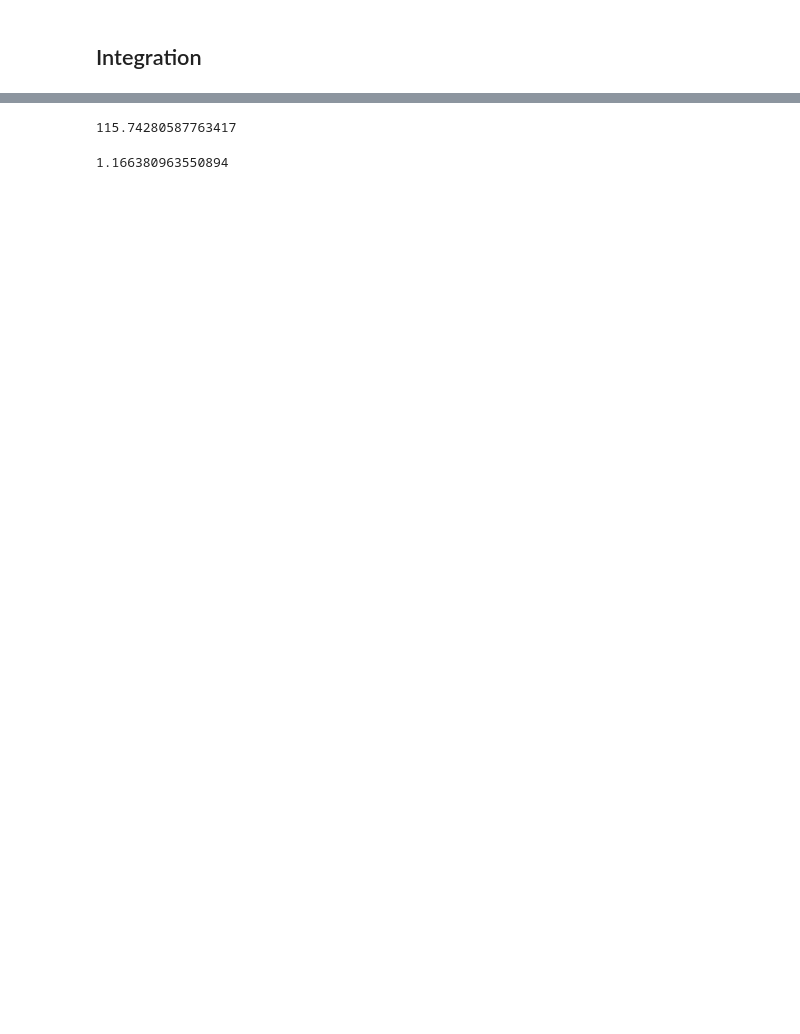
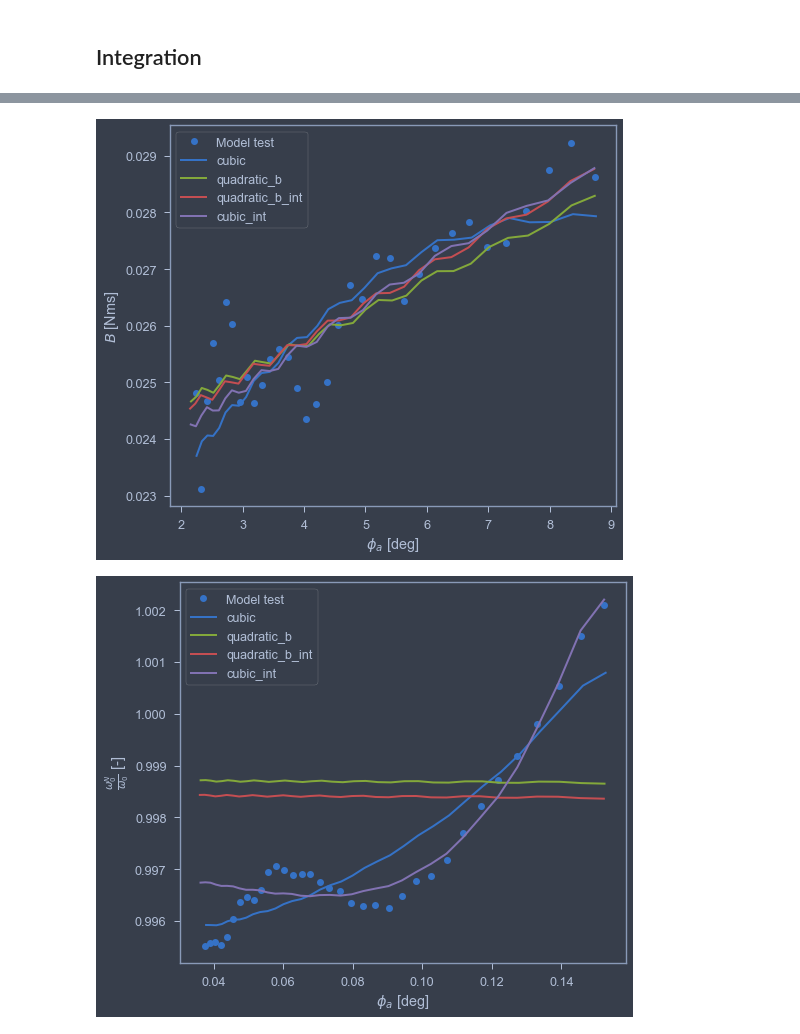
Before and after one commit to martinlarsalbert/Prediction-of-roll-motion-using-fully-nonlinear-potential-flow-and-Ikedas-method, a Jupyter notebook: notebooks/01.3_select_suitable_MDL_test_KLVCC2_speed.ipynb, the cells around one changed output, grey strips where cells are left out. Drawn from its saved outputs; the diff is of its cells as text; code cells hidden in the pictures; blank space fills up the shorter version.

Commit message:
Got quite ok results with Ikeda at speed compared to model tests (SI is not very good here...)

```diff
--- a/notebooks/01.3_select_suitable_MDL_test_KLVCC2_speed.ipynb
+++ b/notebooks/01.3_select_suitable_MDL_test_KLVCC2_speed.ipynb
@@ -289,2 +231,5 @@ for id, model in models_quadratic.items():
+# %%
+for model_name, model in models.items():
+    model.fit(X=run.df[['phi']])
 # %% [markdown]
 ## Integration
@@ -393,2 +235,0 @@ Text(0, 0.5, 'MAE [deg]')
-# %%
-model = models_cubic_int[run_ids[0]]
@@ -498,10 +235,0 @@ A_44
-# %%
-kxx = run.loading_condition.KXX/scale_factor #???
-I_44 = m*kxx**2
-I_44
-# %% [output]
-115.74280587763417
-# %%
-A_44/I_44
-# %% [output]
-1.166380963550894
@@ -507,0 +249,37 @@ A_44/I_44
+# %%
+estimator_cubic = models['cubic']['estimator']
+estimator_cubic_int = EstimatorCubic(fit_method='integration', maxfev=100000, p0=estimator_cubic.parameters)
+
+steps = [
+    ('filter',lowpass_filter),
+    ('cutter', cutter),
+    ('offset_transformer',offset_transformer),
+    ('estimator', estimator_cubic_int)
+]
+
+pipline_cubic_int = Pipeline(steps=steps)
+models['cubic_int'] = pipline_cubic_int
+# %%
+for model_name, model in models.items():
+    model.fit(X=run.df[['phi']])
+# %%
+fig,ax=plt.subplots()
+include_model_test=True
+for model_name, model in models.items():
+
+    estimator = model['estimator']
+    estimator.plot_damping(ax=ax, include_model_test=include_model_test, label=model_name)
+    if include_model_test:
+        include_model_test=False
+
+fig,ax=plt.subplots()
+include_model_test=True
+for model_name, model in models.items():
+
+    estimator = model['estimator']
+    estimator.plot_omega0(ax=ax, include_model_test=include_model_test, label=model_name)
+    if include_model_test:
+        include_model_test=False
+# %% [output]
+[figure, added]
+[figure, added]
```
Also changed, not shown: parts of 49 cells of this notebook, 2 other files.
